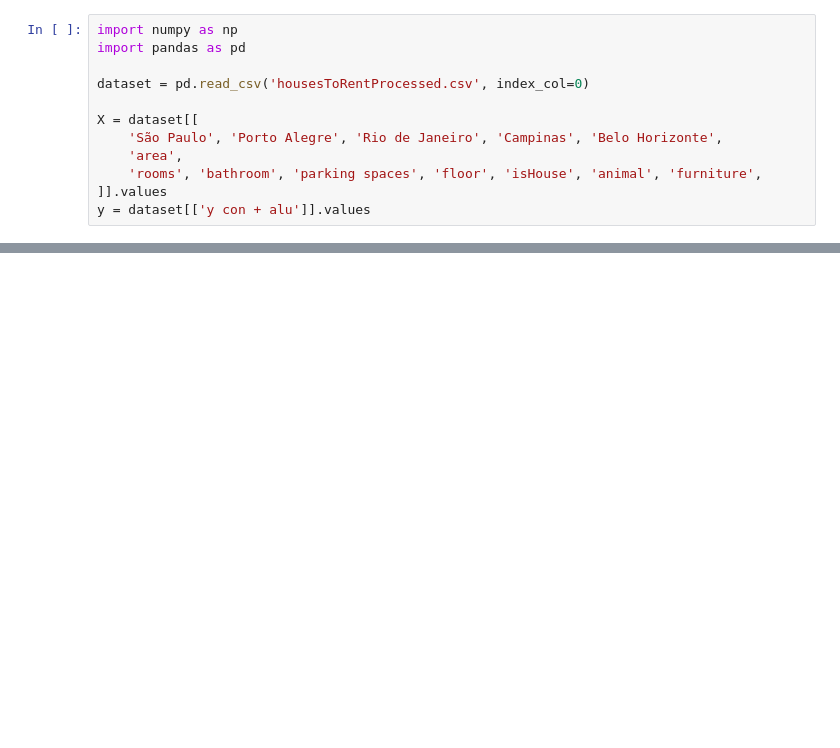
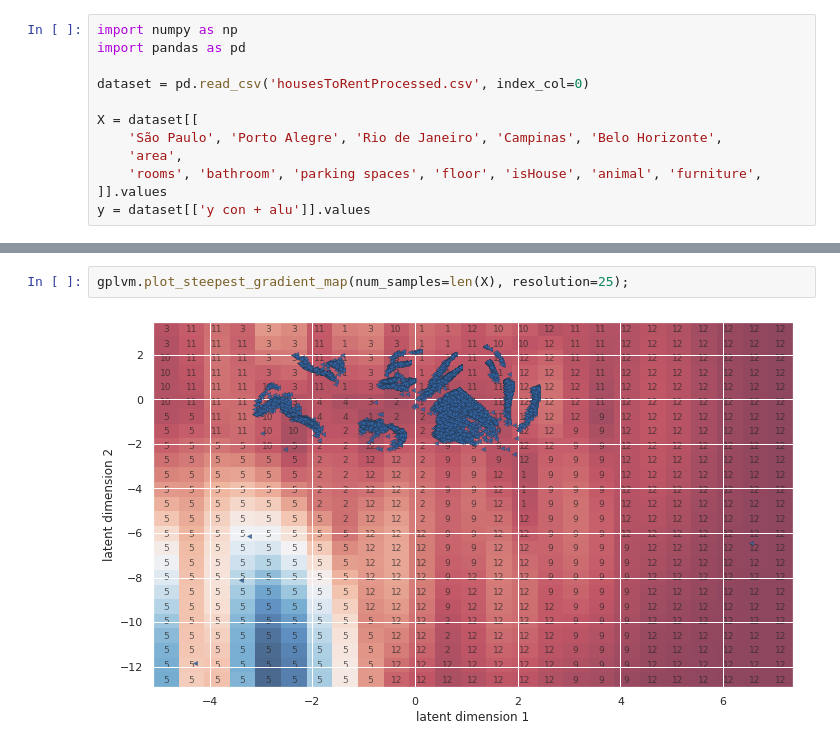
Before and after one commit to JordaoMemoria/topicosTrabalhoFinal, a Jupyter notebook: GPLVM.ipynb, the cells around one changed output, grey strips where cells are left out. Cells and saved outputs as stored; diff of their text form; blank space fills up the shorter version.

```diff
--- a/GPLVM.ipynb
+++ b/GPLVM.ipynb
@@ -89,0 +162,4 @@ for i in np.unique(labels):
+# %%
+gplvm.plot_steepest_gradient_map(num_samples=len(X), resolution=25);
+# %% [output]
+[figure, added]
```
Also changed, not shown: parts of 21 cells of this notebook, 1 other file.
